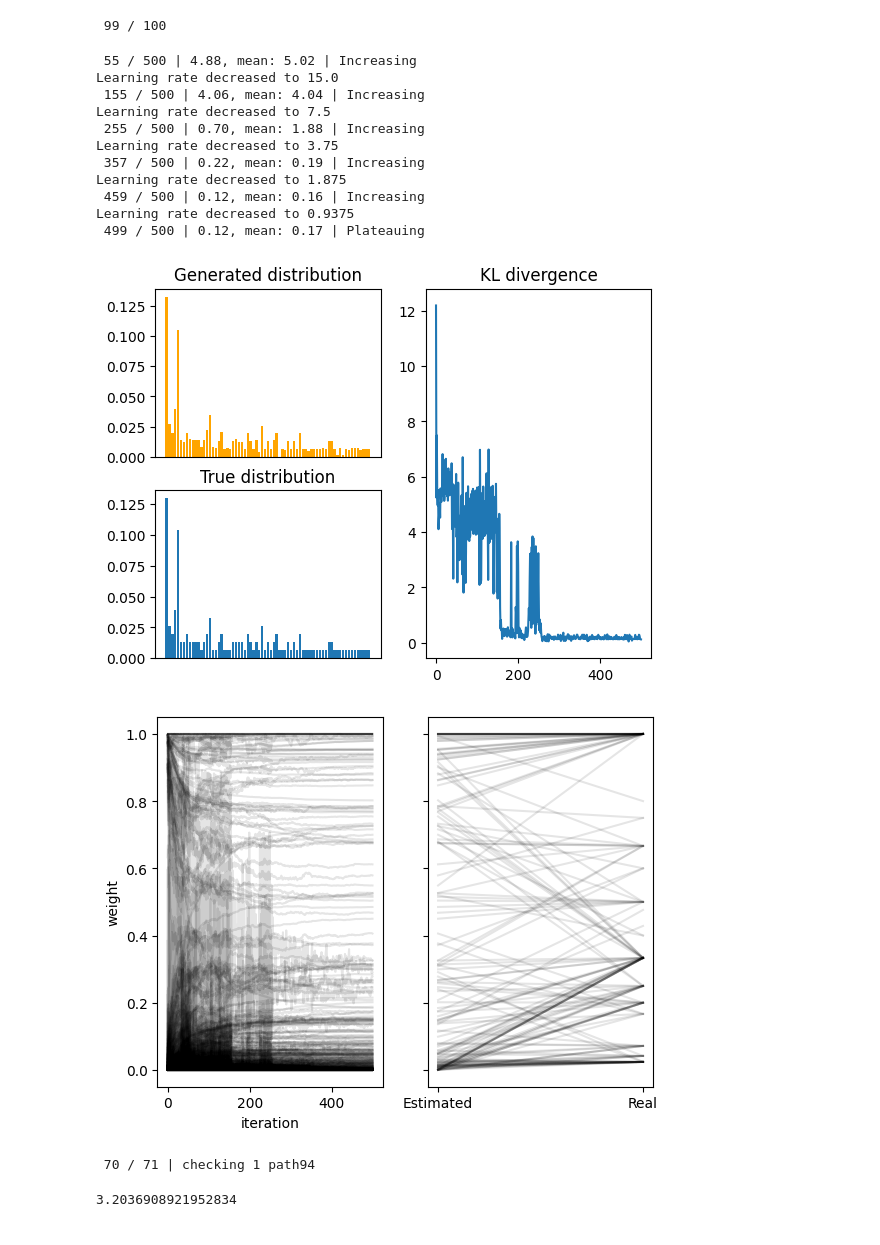
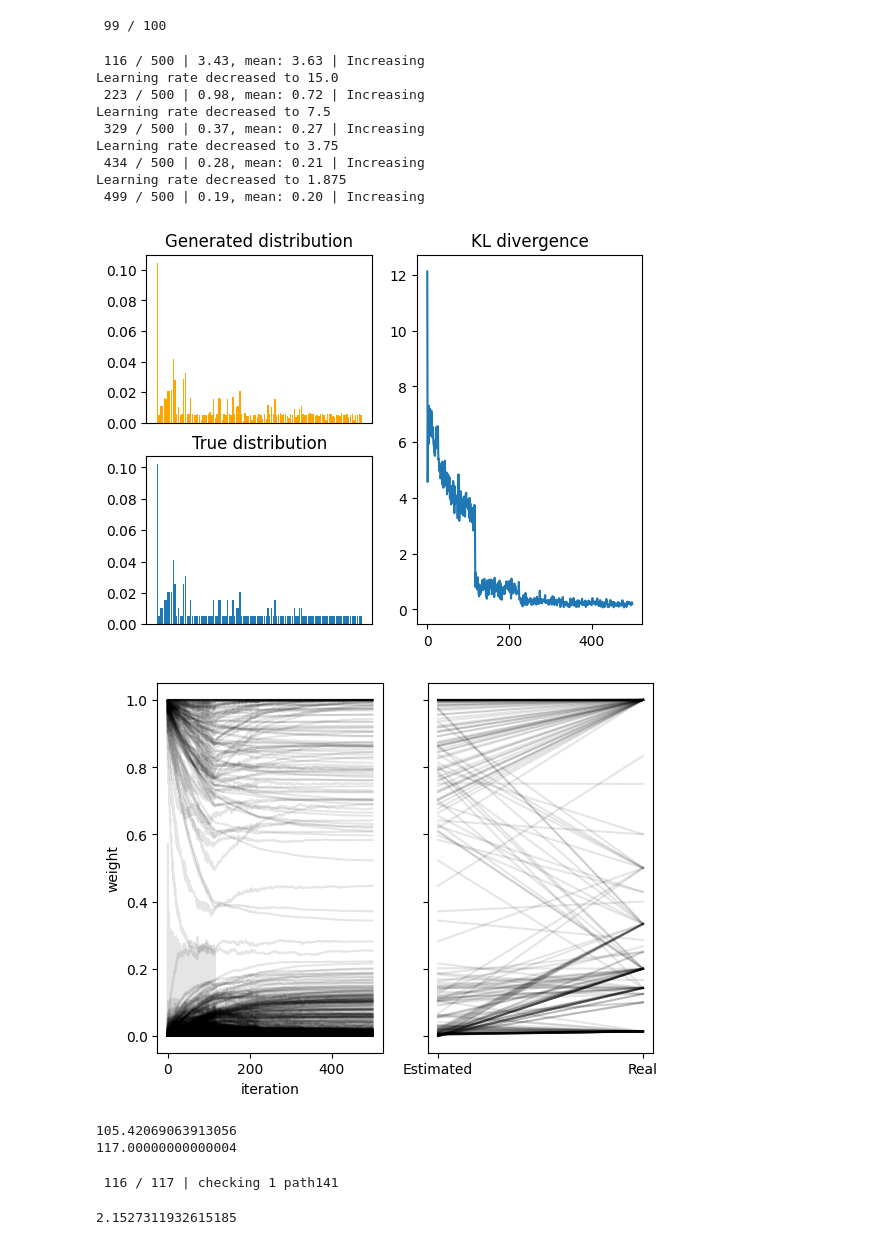
Before and after one commit to ErikHartman/disassembly, a Jupyter notebook: src/weight_estimation_new_method.ipynb, the cells around one changed output. Cells and saved outputs as stored; diff of their text form; code cells hidden in the pictures.

```diff
--- a/src/weight_estimation_new_method.ipynb
+++ b/src/weight_estimation_new_method.ipynb
@@ -208,8 +208,8 @@ enzymes = enzyme_set(
         enzyme({"K": 0.5, "R": 0.5}, "trypsin"),
         enzyme({"V": 0.5, "I": 0.25, "A": 0.15, "T": 0.1}, "elne"),
     ],
-    [1,0,0],  # activities
-    [1,0,0],  # abundances
+    [1, 1, 1],  # activities
+    [1, 1, 1],  # abundances
 )
 
 
@@ -217,7 +217,7 @@ P, sequence_graph = simulate_proteolysis(
     hbb,
     n_start=20,
     n_iterations=100,
-    endo_or_exo_probability=[.5,.5],
+    endo_or_exo_probability=[.9, 0.1],
     enzymes=enzymes,
 )
 # %% [output]
@@ -225,45 +225,49 @@ P, sequence_graph = simulate_proteolysis(
 # %%
 from disassembly.esimate_weights import estimate_weights
 
-G, kls, generated, weights = estimate_weights(P, enzymes.meta_enzyme, lr=30, n_iterations=500)
+G, kls, generated, weights = estimate_weights(
+    P=P, meta_enzyme=enzymes.meta_enzyme, endo_or_exo_probability=[0.5,0.5], lr=30, n_iterations=500
+)
 
 fig, axs = plt.subplot_mosaic(
     [["generated", "kl"], ["true", "kl"]], width_ratios=[2, 2]
 )
 
 generated_sum = {k: 0 for k in generated[0].keys()}
 
 for p_generated in [
     generated[i]
     for i in range(
         len(generated.keys()) - int(len(generated.keys()) / 20), len(generated.keys())
     )
 ]:
     for k, v in p_generated.items():
         generated_sum[k] += v / 20
 
-axs["true"].bar(P.keys(), [v/sum(P.values()) for v in P.values()])
-axs["generated"].bar(generated_sum.keys(), [v/sum(generated_sum.values()) for v in generated_sum.values()], color="orange")
+axs["true"].bar(P.keys(), [v / sum(P.values()) for v in P.values()])
+axs["generated"].bar(
+    generated_sum.keys(),
+    [v / sum(generated_sum.values()) for v in generated_sum.values()],
+    color="orange",
+)
 axs["kl"].plot(kls)
 axs["true"].set_title("True distribution")
 axs["generated"].set_title(f"Generated distribution")
 axs["kl"].set_title("KL divergence")
 axs["true"].set_xticks([])
 axs["generated"].set_xticks([])
 plt.show()
 # %% [output]
- 55 / 500 | 4.88, mean: 5.02 | Increasing
+ 116 / 500 | 3.43, mean: 3.63 | Increasing
 Learning rate decreased to 15.0
- 155 / 500 | 4.06, mean: 4.04 | Increasing
+ 223 / 500 | 0.98, mean: 0.72 | Increasing
 Learning rate decreased to 7.5
- 255 / 500 | 0.70, mean: 1.88 | Increasing
+ 329 / 500 | 0.37, mean: 0.27 | Increasing
 Learning rate decreased to 3.75
- 357 / 500 | 0.22, mean: 0.19 | Increasing
+ 434 / 500 | 0.28, mean: 0.21 | Increasing
 Learning rate decreased to 1.875
- 459 / 500 | 0.12, mean: 0.16 | Increasing
-Learning rate decreased to 0.9375
- 499 / 500 | 0.12, mean: 0.17 | Plateauing
+ 499 / 500 | 0.19, mean: 0.20 | Increasing
-[figure, old version]
+[figure, new version]
 # %%
 real_vs_estimated_weights = []
 for node in sequence_graph.nodes():
@@ -285,16 +289,23 @@ axs[0].set_xlabel("iteration")
 
 plt.show()
 # %% [output]
-[figure, old version]
+[figure, new version]
+# %%
+print(sum([e for _,e in real_vs_estimated_weights]))
+print(sum([r for r,_ in real_vs_estimated_weights]))
+# %% [output]
+105.42069063913056
+117.00000000000004
 # %%
 from disassembly.disassembly import get_disassembly_indexes
 from disassembly.disassembly import get_disassembly
+
 real_disassembly_indexes = get_disassembly_indexes(sequence_graph)
 print(sequence_graph.number_of_edges())
 get_disassembly(P, real_disassembly_indexes)
 # %% [output]
- 70 / 71 | checking 1 path94
+ 116 / 117 | checking 1 path141
-3.2036908921952834
+2.1527311932615185
 # %%
 import networkx as nx
 
```
Also changed, not shown: parts of 2 cells of this notebook, 1 other file.
